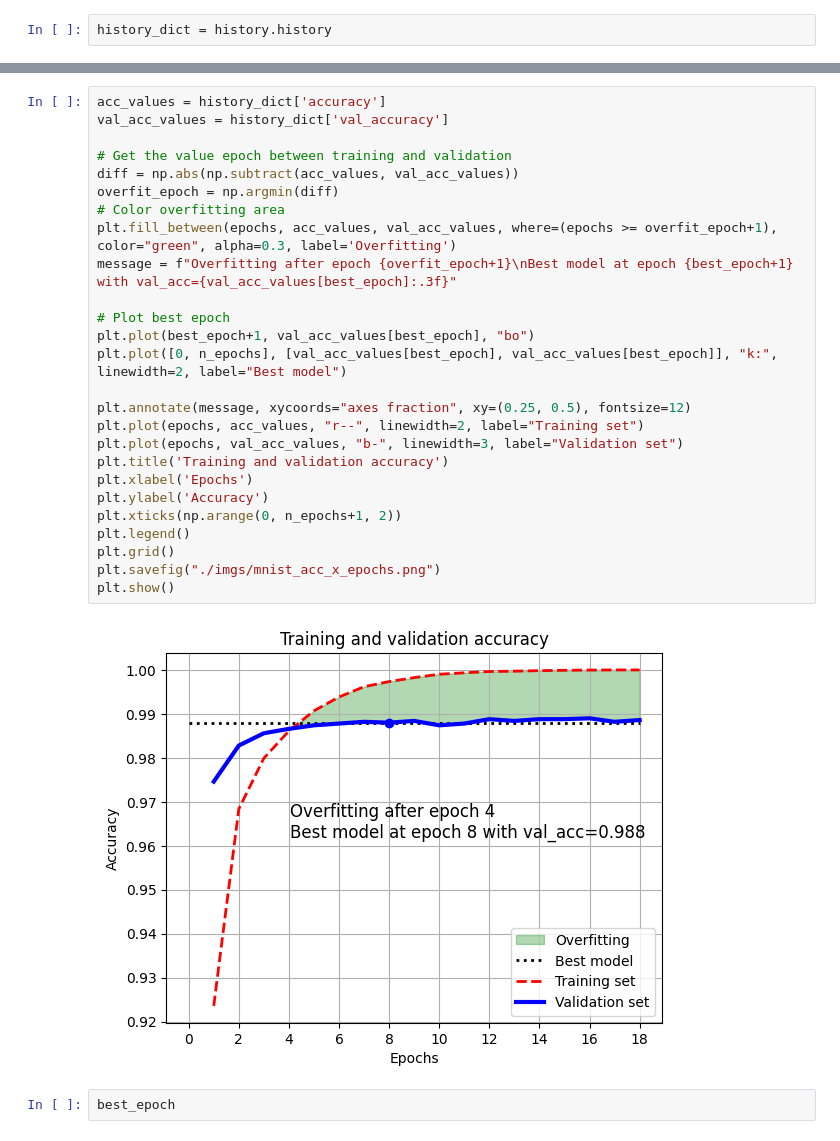
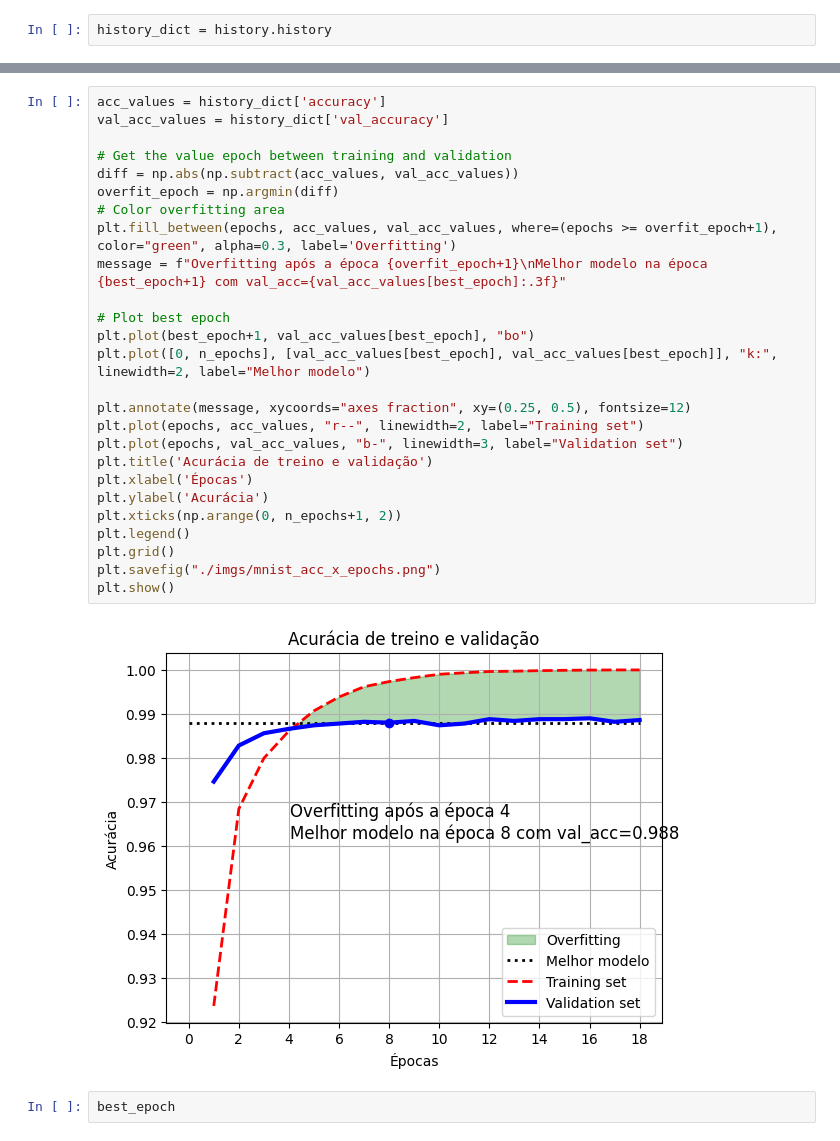
Before and after one commit to olucaslopes/PUC, a Jupyter notebook: Consultoria Inteligencia Artificial/Atividades/1-identificando-e-evitando-overfitting/02a. mnist.ipynb, the cells around one changed output, grey strips where cells are left out. Saved outputs shown, nothing was run; the diff lists cells and outputs as text.

Commit message:
Update charts

```diff
--- a/Consultoria Inteligencia Artificial/Atividades/1-identificando-e-evitando-overfitting/02a. mnist.ipynb
+++ b/Consultoria Inteligencia Artificial/Atividades/1-identificando-e-evitando-overfitting/02a. mnist.ipynb
@@ -173,31 +173,31 @@ plt.show()
 # %%
 acc_values = history_dict['accuracy']
 val_acc_values = history_dict['val_accuracy']
 
 # Get the value epoch between training and validation
 diff = np.abs(np.subtract(acc_values, val_acc_values))
 overfit_epoch = np.argmin(diff)
 # Color overfitting area
 plt.fill_between(epochs, acc_values, val_acc_values, where=(epochs >= overfit_epoch+1), color="green", alpha=0.3, label='Overfitting')
-message = f"Overfitting after epoch {overfit_epoch+1}\nBest model at epoch {best_epoch+1} with val_acc={val_acc_values[best_epoch]:.3f}"
+message = f"Overfitting após a época {overfit_epoch+1}\nMelhor modelo na época {best_epoch+1} com val_acc={val_acc_values[best_epoch]:.3f}"
 
 # Plot best epoch
 plt.plot(best_epoch+1, val_acc_values[best_epoch], "bo")
-plt.plot([0, n_epochs], [val_acc_values[best_epoch], val_acc_values[best_epoch]], "k:", linewidth=2, label="Best model")
+plt.plot([0, n_epochs], [val_acc_values[best_epoch], val_acc_values[best_epoch]], "k:", linewidth=2, label="Melhor modelo")
 
 plt.annotate(message, xycoords="axes fraction", xy=(0.25, 0.5), fontsize=12)
 plt.plot(epochs, acc_values, "r--", linewidth=2, label="Training set")
 plt.plot(epochs, val_acc_values, "b-", linewidth=3, label="Validation set")
-plt.title('Training and validation accuracy')
-plt.xlabel('Epochs')
-plt.ylabel('Accuracy')
+plt.title('Acurácia de treino e validação')
+plt.xlabel('Épocas')
+plt.ylabel('Acurácia')
 plt.xticks(np.arange(0, n_epochs+1, 2))
 plt.legend()
 plt.grid()
 plt.savefig("./imgs/mnist_acc_x_epochs.png")
 plt.show()
 # %% [output]
-[figure, old version]
+[figure, new version]
 # %%
 best_epoch
 # %% [output]
```
Also changed, not shown: parts of 1 cell of this notebook, 2 other files.
